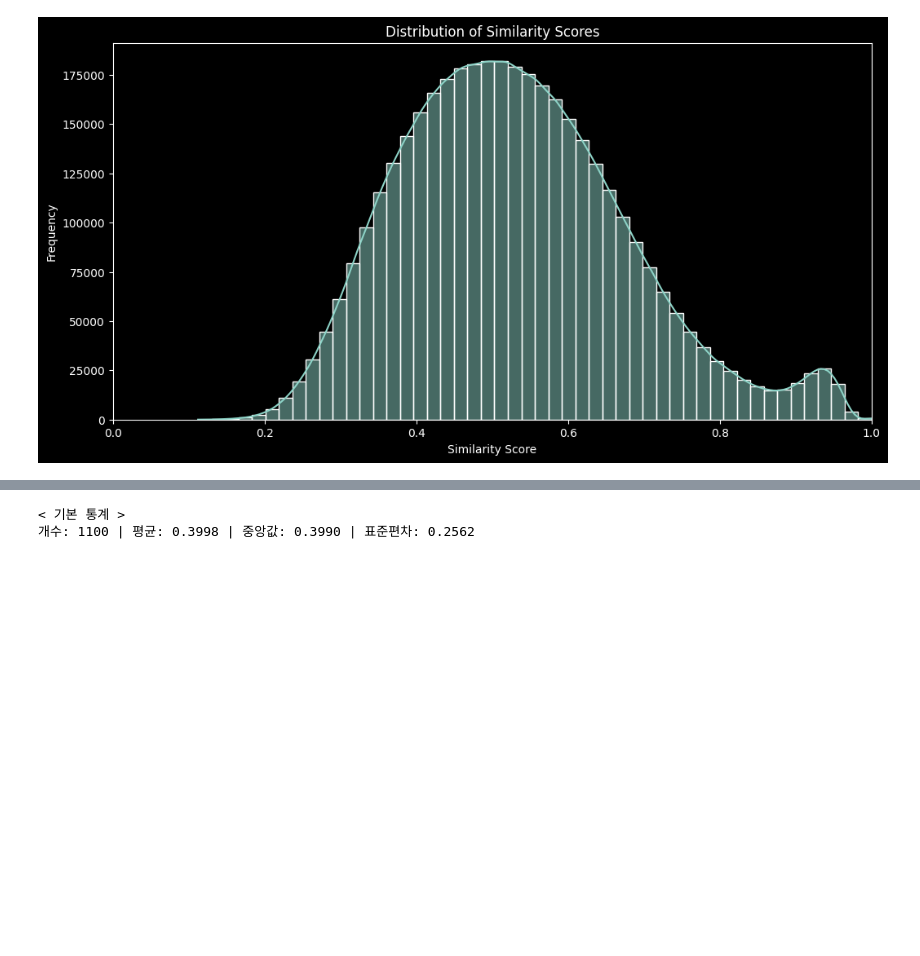
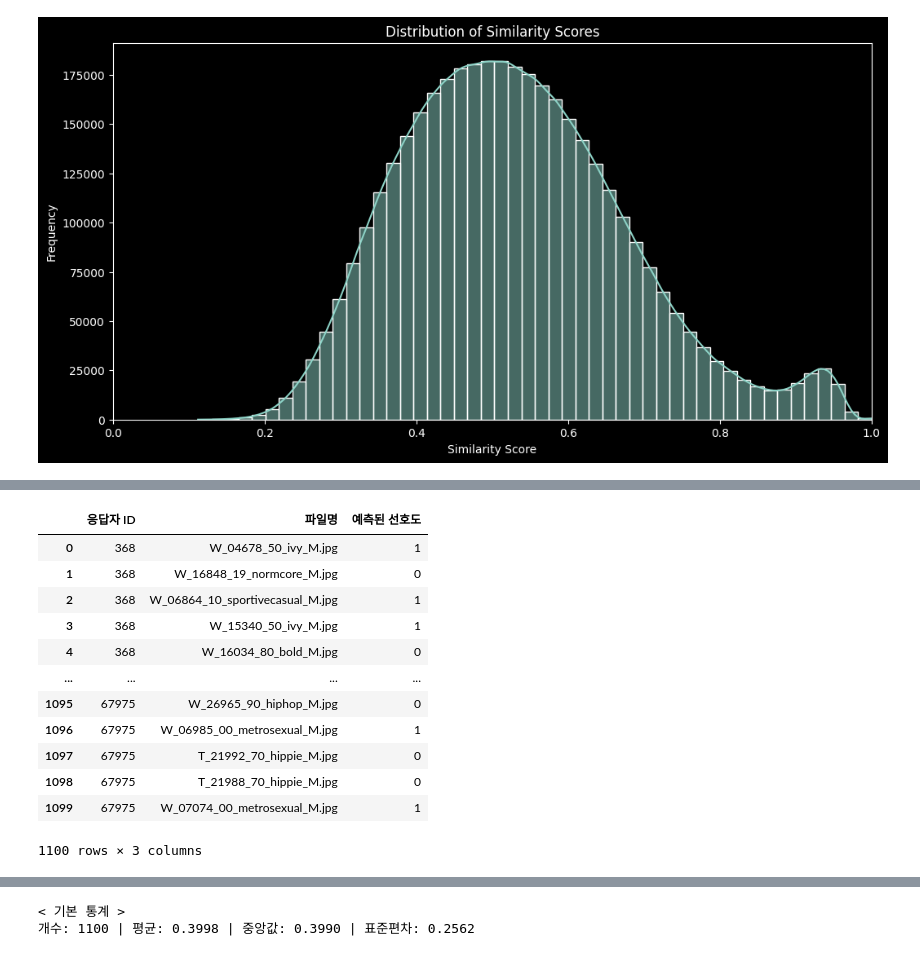
Before and after one commit to editdiary/DCC, a Jupyter notebook: Mission3/mission3-2.ipynb, the cells around one changed output, grey strips where cells are left out. Saved outputs shown, nothing was run; the diff lists cells and outputs as text; code cells hidden in the pictures; blank space fills up the shorter version.

```diff
--- a/Mission3/mission3-2.ipynb
+++ b/Mission3/mission3-2.ipynb
@@ -353,0 +380,58 @@ pred_df
+# %%
+# 유사도 상위 7개 items의 선호도를 바탕으로 voting하여 예측
+def _method2(top_similar_items, user_rated_df):
+    pref_lists = []
+    for similar_item in top_similar_items.index:
+        rating = user_rated_df.loc[user_rated_df['파일명']==similar_item]['스타일 선호 여부'].values[0]
+        pref_lists.append(rating)
+    # pref_lists에서 개수가 가장 많은 선호도를 값을 예측으로 사용
+    predicted_rating = max(pref_lists, key=pref_lists.count)
+
+    return predicted_rating
+
+
+def predict_preference(v_top100_pref, t_top100_pref, similarity_df):
+    pred_list = []
+
+    for i in range(len(v_top100_pref)):
+        userID = v_top100_pref.iloc[i, 0]
+        item = v_top100_pref.iloc[i, 1]
+
+        # userID를 기준으로 해당 유저가 이미 평가한 items의 정보
+        user_rated_df = t_top100_pref.loc[t_top100_pref['응답자 ID'] == userID]
+        rated_items = user_rated_df['파일명'].values
+
+        # 해당 유저가 이미 평가한 아이템들과 item의 유사도 추출
+        similar_items = similarity_df.loc[rated_items, item]
+
+        # 유사도 상위 7개의 item 추출
+        similar_items = similar_items.sort_values(ascending=False)
+        top_similar_items = similar_items.head(7)
+
+        # 선호도 예측
+        predicted_rating = _method2(top_similar_items, user_rated_df)
+
+        # 예측값 저장
+        pred_list.append([userID, item, predicted_rating])
+
+    pred_df = pd.DataFrame(pred_list, columns=['응답자 ID', '파일명', '예측된 선호도'])
+
+    return pred_df
+
+# 선호도 예측
+pred_df = predict_preference(v_top100_pref, t_top100_pref, similarity_df)
+pred_df
+# %% [output]
+|  | 응답자 ID | 파일명 | 예측된 선호도 |
+| 0 | 368 | W_04678_50_ivy_M.jpg | 1 |
+| 1 | 368 | W_16848_19_normcore_M.jpg | 0 |
+| 2 | 368 | W_06864_10_sportivecasual_M.jpg | 1 |
+| 3 | 368 | W_15340_50_ivy_M.jpg | 1 |
+| 4 | 368 | W_16034_80_bold_M.jpg | 0 |
+| ... | ... | ... | ... |
+| 1095 | 67975 | W_26965_90_hiphop_M.jpg | 0 |
+| 1096 | 67975 | W_06985_00_metrosexual_M.jpg | 1 |
+| 1097 | 67975 | T_21992_70_hippie_M.jpg | 0 |
+| 1098 | 67975 | T_21988_70_hippie_M.jpg | 0 |
+| 1099 | 67975 | W_07074_00_metrosexual_M.jpg | 1 |
+1100 rows × 3 columns
```
Also changed, not shown: parts of 16 cells of this notebook.
